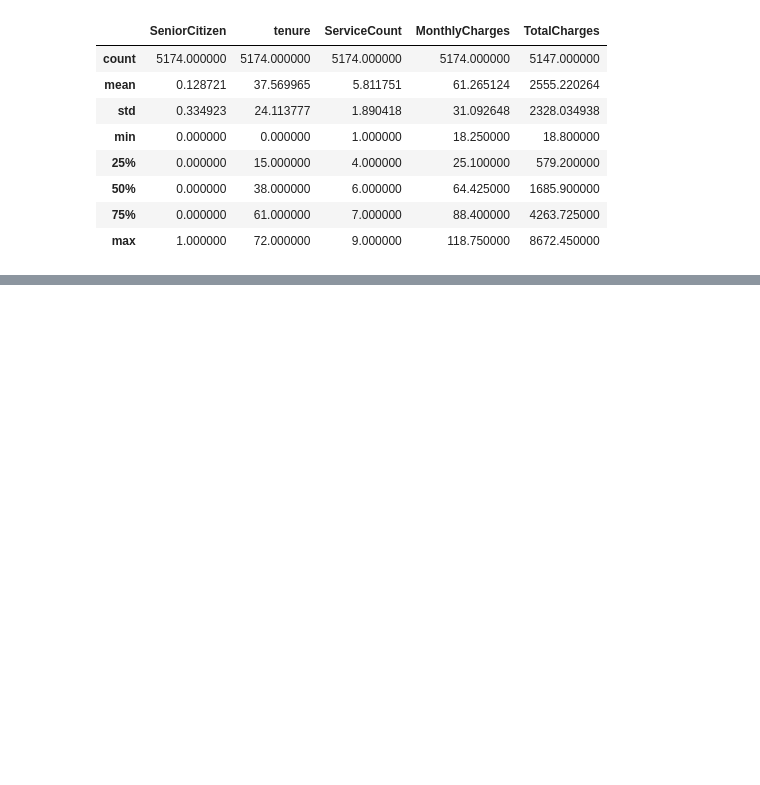
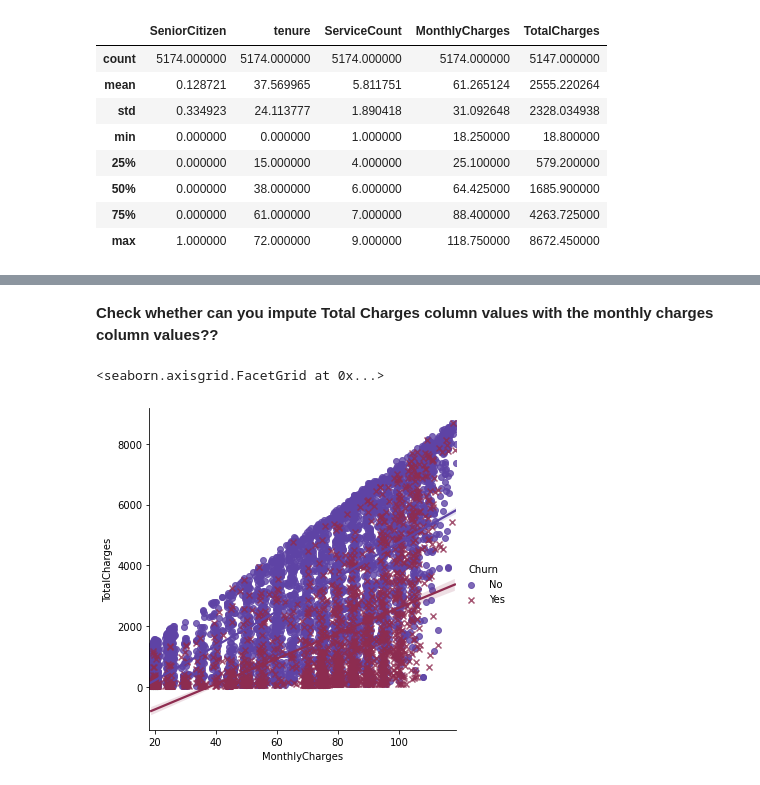
Before and after one commit to AbhishekMaity001/Statistical-Machine-Learning, a Jupyter notebook: Exploratory Data Analysis (EDA)/3. Statistical Thinking/1. Imputing Missing Values.ipynb, the cells around one changed output, grey strips where cells are left out. Saved outputs shown, nothing was run; the diff lists cells and outputs as text; code cells hidden in the pictures; blank space fills up the shorter version.

Commit message:
imputing missing values

```diff
--- a/Exploratory Data Analysis (EDA)/3. Statistical Thinking/1. Imputing Missing Values.ipynb
+++ b/Exploratory Data Analysis (EDA)/3. Statistical Thinking/1. Imputing Missing Values.ipynb
@@ -146,0 +165,7 @@ churn_df[churn_df['Churn']=='No'].describe()
+# %% [markdown]
+**Check whether can you impute Total Charges column values with the monthly charges column values??**
+# %%
+sns.lmplot(x='MonthlyCharges', y='TotalCharges', data=churn_df, fit_reg=True, hue='Churn', markers=['o', 'x'], palette="twilight")
+# %% [output]
+<seaborn.axisgrid.FacetGrid at 0x...>
+[figure, added]
```
Also changed, not shown: parts of 37 cells of this notebook.
